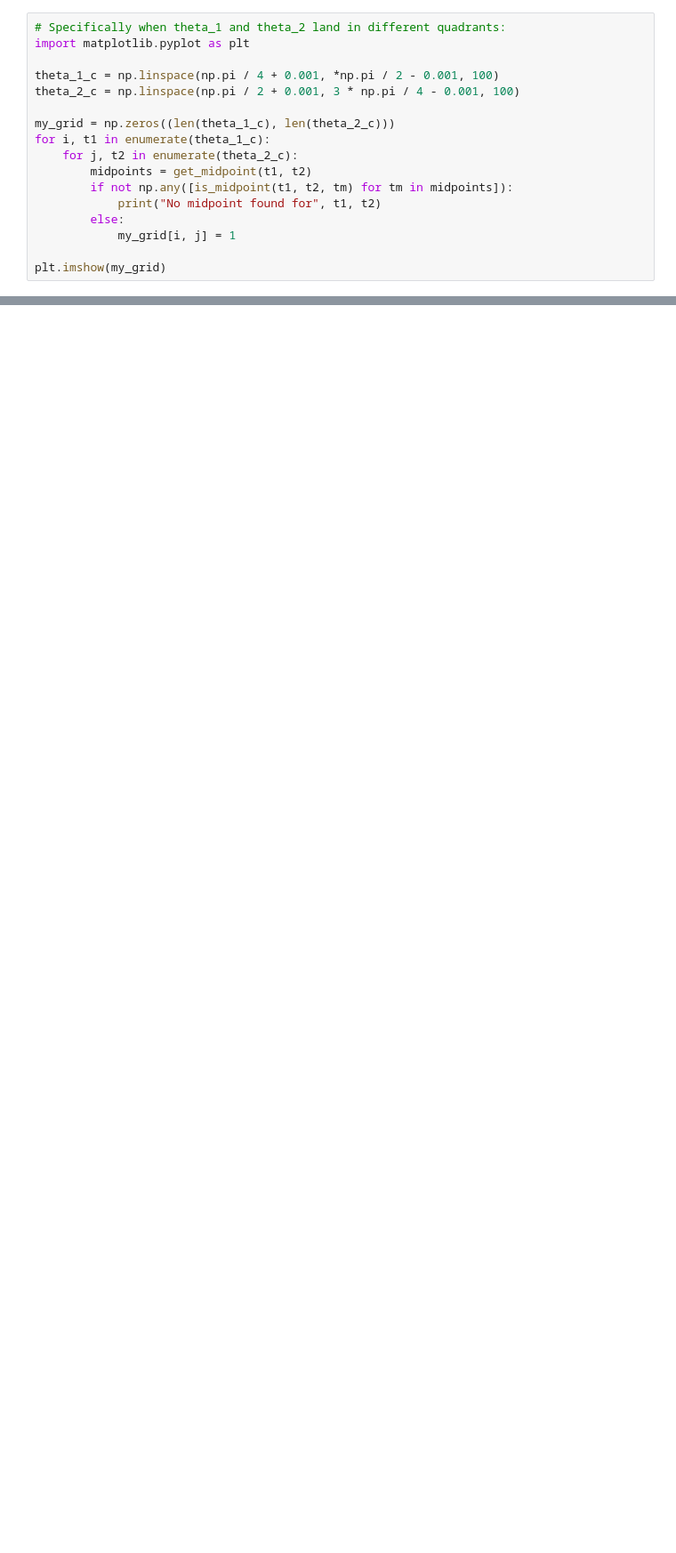
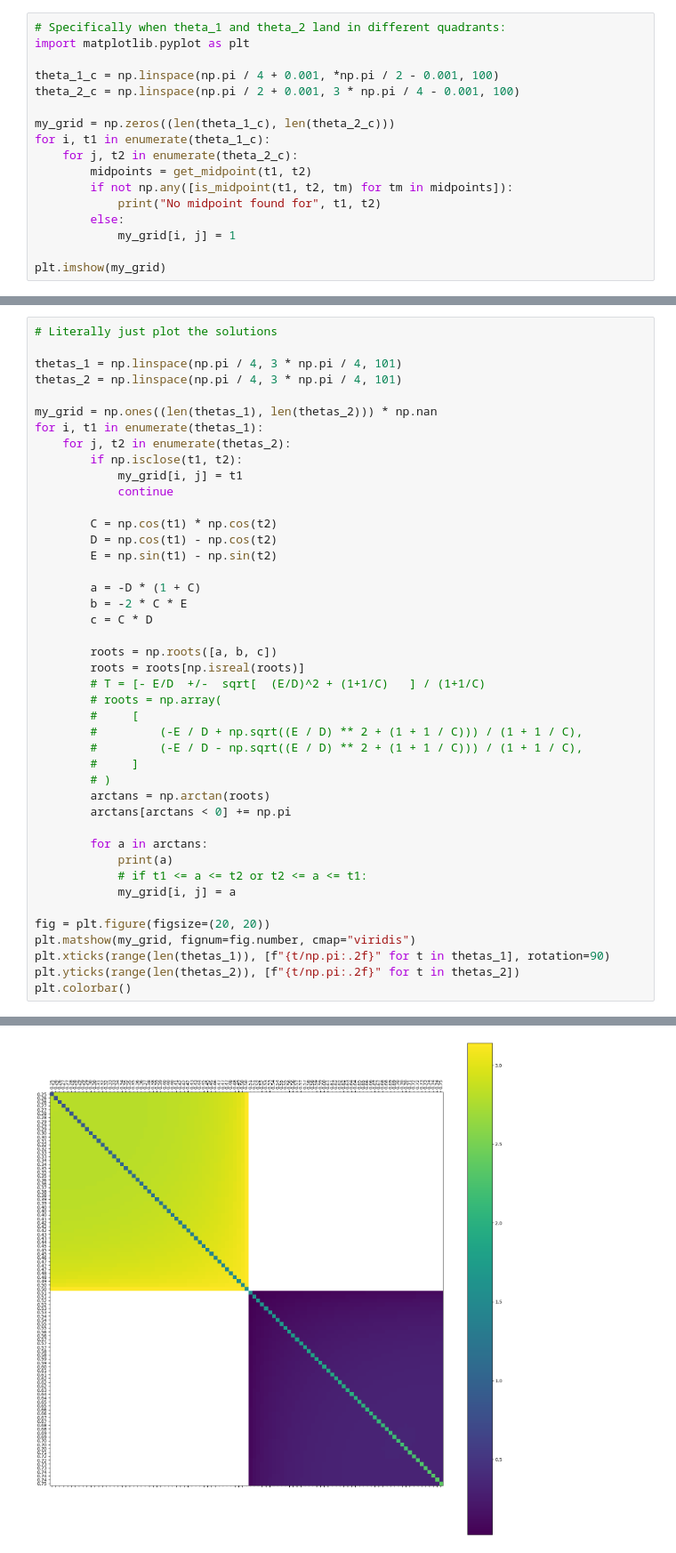
Before and after one commit to pchlenski/hyperdt, a Jupyter notebook: 29_solved_midpoints.ipynb, the cells around one changed output, grey strips where cells are left out. Shown at 89% size. Drawn from its saved outputs; the diff is of its cells as text; blank space fills up the shorter version.

```diff
--- a/29_solved_midpoints.ipynb
+++ b/29_solved_midpoints.ipynb
@@ -417,0 +369,44 @@ AssertionError:
+# %%
+# Literally just plot the solutions
+
+thetas_1 = np.linspace(np.pi / 4, 3 * np.pi / 4, 101)
+thetas_2 = np.linspace(np.pi / 4, 3 * np.pi / 4, 101)
+
+my_grid = np.ones((len(thetas_1), len(thetas_2))) * np.nan
+for i, t1 in enumerate(thetas_1):
+    for j, t2 in enumerate(thetas_2):
+        if np.isclose(t1, t2):
+            my_grid[i, j] = t1
+            continue
+
+        C = np.cos(t1) * np.cos(t2)
+        D = np.cos(t1) - np.cos(t2)
+        E = np.sin(t1) - np.sin(t2)
+
+        a = -D * (1 + C)
+        b = -2 * C * E
+        c = C * D
+
+        roots = np.roots([a, b, c])
+        roots = roots[np.isreal(roots)]
+        # T = [- E/D  +/-  sqrt[  (E/D)^2 + (1+1/C)   ] / (1+1/C)
+        # roots = np.array(
+        #     [
+        #         (-E / D + np.sqrt((E / D) ** 2 + (1 + 1 / C))) / (1 + 1 / C),
+        #         (-E / D - np.sqrt((E / D) ** 2 + (1 + 1 / C))) / (1 + 1 / C),
+        #     ]
+        # )
+        arctans = np.arctan(roots)
+        arctans[arctans < 0] += np.pi
+
+        for a in arctans:
+            print(a)
+            # if t1 <= a <= t2 or t2 <= a <= t1:
+            my_grid[i, j] = a
+
+fig = plt.figure(figsize=(20, 20))
+plt.matshow(my_grid, fignum=fig.number, cmap="viridis")
+plt.xticks(range(len(thetas_1)), [f"{t/np.pi:.2f}" for t in thetas_1], rotation=90)
+plt.yticks(range(len(thetas_2)), [f"{t/np.pi:.2f}" for t in thetas_2])
+plt.colorbar()
+# %% [output]
@@ -417,0 +431 @@ AssertionError:
+[figure, added]
```
Also changed, not shown: parts of 9 cells of this notebook, 1 other file.
